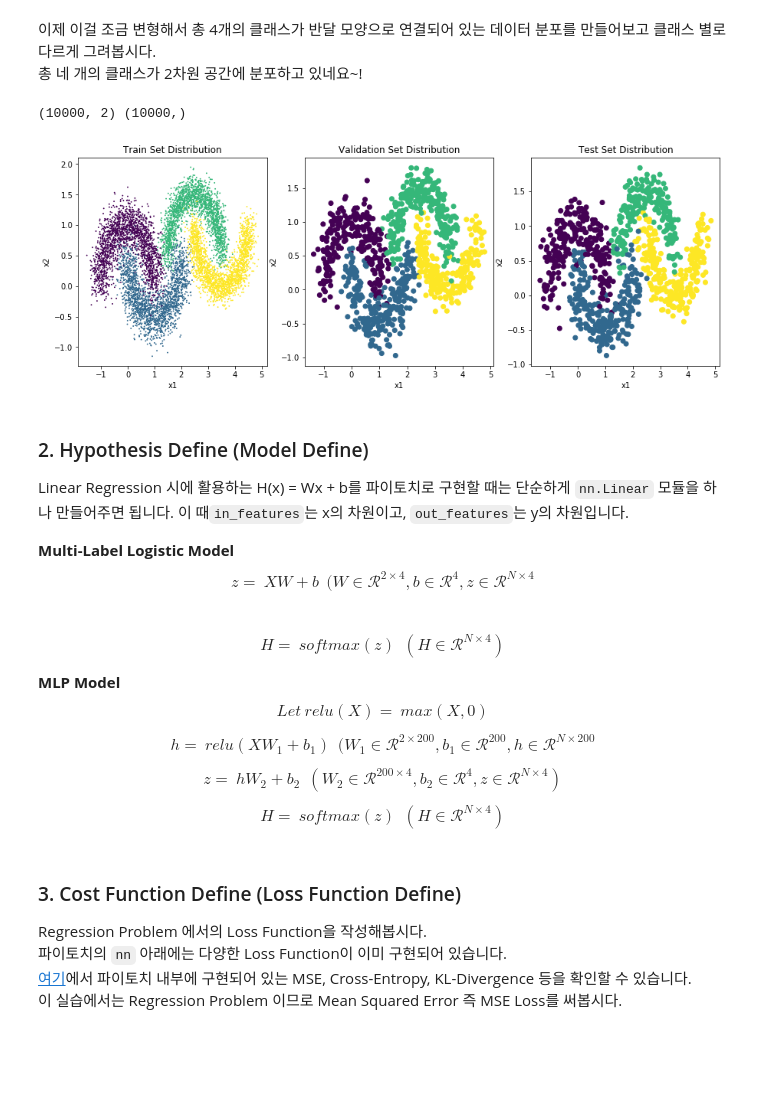
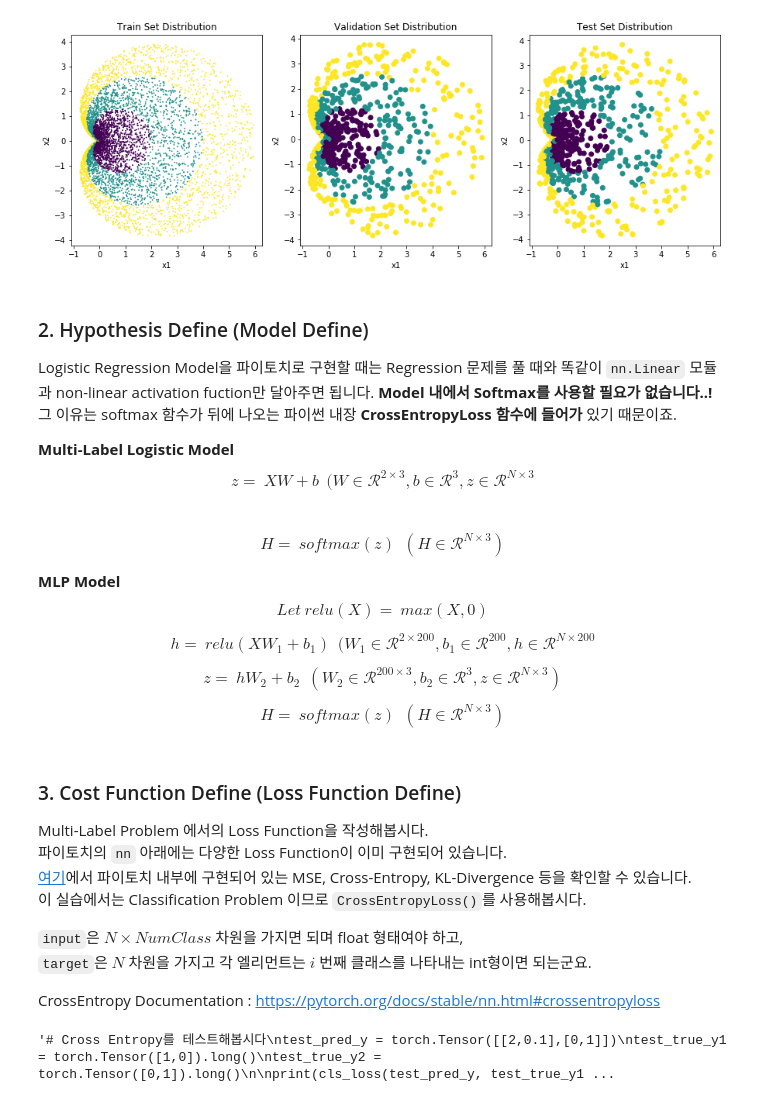
Before and after one commit to heartcored98/Standalone-DeepLearning, a Jupyter notebook: Lec2/Lab3_pytorch_classification_demo.ipynb, the cells around one changed output. Saved outputs shown, nothing was run; the diff lists cells and outputs as text; code cells hidden in the pictures; blank space fills up the shorter version.

```diff
--- a/Lec2/Lab3_pytorch_classification_demo.ipynb
+++ b/Lec2/Lab3_pytorch_classification_demo.ipynb
@@ -50,63 +34,51 @@ plt.scatter(Xmoon[:, 0], Xmoon[:, 1]);
-# %% [markdown]
-이제 이걸 조금 변형해서 총 4개의 클래스가 반달 모양으로 연결되어 있는 데이터 분포를 만들어보고 클래스 별로 다르게 그려봅시다.
-총 네 개의 클래스가 2차원 공간에 분포하고 있네요~!
 # %%
 # ====== Generating Dataset ====== #
-Xmoon1, ymoon1 = make_moons(5000, noise=0.2, random_state=2)
-Xmoon2, ymoon2 = make_moons(5000, noise=0.15, random_state=0)
-Xmoon2 = Xmoon2 + np.array([2.5, 0.5])
-ymoon2 = ymoon2 + 2
-
-X = np.concatenate((Xmoon1, Xmoon2))
-y = np.concatenate((ymoon1, ymoon2))
-y = y.reshape(-1, 1)
-dataset = np.concatenate((X, y), axis=1)
-np.random.shuffle(dataset)
-X = dataset[:, :2]
-y = dataset[:, 2]
-
+r = np.random.rand(10000)*3
+theta = np.random.rand(10000)*2*np.pi
+y = r.astype(int)
+r = r * (np.cos(theta) + 1)
+x1 = r * np.cos(theta)
+x2 = r * np.sin(theta)
+X = np.array([x1, x2]).T
 
 # ====== Split Dataset into Train, Validation, Test ======#
 train_X, train_y = X[:8000, :], y[:8000]
 val_X, val_y = X[8000:9000, :], y[8000:9000]
 test_X, test_y = X[9000:, :], y[9000:]
-print(X.shape, y.shape)
 
 # ====== Visualize Each Dataset ====== #
 fig = plt.figure(figsize=(15,5))
 ax1 = fig.add_subplot(1, 3, 1)
 ax1.scatter(train_X[:, 0], train_X[:, 1], c=train_y, s=0.7)
 ax1.set_xlabel('x1')
 ax1.set_ylabel('x2')
 ax1.set_title('Train Set Distribution')
 
 
 ax2 = fig.add_subplot(1, 3, 2)
 ax2.scatter(val_X[:, 0], val_X[:, 1], c=val_y)
 ax2.set_xlabel('x1')
 ax2.set_ylabel('x2')
 ax2.set_title('Validation Set Distribution')
 
 ax3 = fig.add_subplot(1, 3, 3)
 ax3.scatter(test_X[:, 0], test_X[:, 1], c=test_y)
 ax3.set_xlabel('x1')
 ax3.set_ylabel('x2')
 ax3.set_title('Test Set Distribution')
 
 plt.show()
 # %% [output]
-(10000, 2) (10000,)
-[figure, old version]
+[figure, new version]
 # %% [markdown]
 ### 2. Hypothesis Define (Model Define)
 
-Linear Regression 시에 활용하는 H(x) = Wx + b를 파이토치로 구현할 때는 단순하게 `nn.Linear` 모듈을 하나 만들어주면 됩니다. 이 때`in_features`는 x의 차원이고, `out_features`는 y의 차원입니다.
-
+Logistic Regression Model을 파이토치로 구현할 때는 Regression 문제를 풀 때와 똑같이 `nn.Linear` 모듈과 non-linear activation fuction만 달아주면 됩니다. **Model 내에서 Softmax를 사용할 필요가 없습니다..!** 그 이유는 softmax 함수가 뒤에 나오는 파이썬 내장 **CrossEntropyLoss 함수에 들어가** 있기 때문이죠.
 
 
 **Multi-Label Logistic Model**
-$$z = \ XW + b \ \ ( W \in \mathcal{R}^{2 \times 4}, b \in \mathcal{R}^{4}, z \in \mathcal{R}^{N \times 4}$$
-$$H = \ softmax(z) \ \ (  H \in \mathcal{R}^{N \times 4})$$
+$$z = \ XW + b \ \ ( W \in \mathcal{R}^{2 \times 3}, b \in \mathcal{R}^{3}, z \in \mathcal{R}^{N \times 3}$$
+$$H = \ softmax(z) \ \ (  H \in \mathcal{R}^{N \times 3})$$
 
 
 **MLP Model**
@@ -114,9 +86,9 @@ $$Let \ relu(X) = \ max(X, 0)$$
 
 $$h = \ relu(X W_1 + b_1) \ \  ( W_1 \in \mathcal{R}^{2 \times 200}, b_1 \in \mathcal{R}^{200}, h \in \mathcal{R}^{N \times 200}$$
 
-$$z = \ h W_2 + b_2  \ \  ( W_2 \in \mathcal{R}^{200 \times 4}, b_2 \in \mathcal{R}^{4}, z \in \mathcal{R}^{N  \times 4})$$
+$$z = \ h W_2 + b_2  \ \  ( W_2 \in \mathcal{R}^{200 \times 3}, b_2 \in \mathcal{R}^{3}, z \in \mathcal{R}^{N  \times 3})$$
 
-$$H = \ softmax(z) \ \ ( H \in \mathcal{R}^{N \times 4})$$
+$$H = \ softmax(z) \ \ ( H \in \mathcal{R}^{N \times 3})$$
 # %%
 import torch
 import torch.nn as nn
@@ -148,15 +121,25 @@ class MLPModel(nn.Module):
 # %% [markdown]
 ### 3. Cost Function Define (Loss Function Define)
 
-Regression Problem 에서의 Loss Function을 작성해봅시다.
+Multi-Label Problem 에서의 Loss Function을 작성해봅시다.
 파이토치의 `nn` 아래에는 다양한 Loss Function이 이미 구현되어 있습니다.
 [여기](https://pytorch.org/docs/stable/_modules/torch/nn/modules/loss.html)에서 파이토치 내부에 구현되어 있는 MSE, Cross-Entropy, KL-Divergence 등을 확인할 수 있습니다.
-이 실습에서는 Regression Problem 이므로 Mean Squared Error 즉 MSE Loss를 써봅시다.
+이 실습에서는 Classification Problem 이므로 `CrossEntropyLoss()`를 사용해봅시다.
+
+`input`은 $ N \times Num Class $ 차원을 가지면 되며 float 형태여야 하고,
+`target`은 $ N $ 차원을 가지고 각 엘리먼트는 $ i $ 번째 클래스를 나타내는 int형이면 되는군요.
+
+CrossEntropy Documentation : https://pytorch.org/docs/stable/nn.html#crossentropyloss
 # %%
-reg_loss = nn.MSELoss()
+cls_loss = nn.CrossEntropyLoss()
 
-test_pred_y = torch.Tensor([0,0,0,0])
-test_true_y = torch.Tensor([0,1,0,1])
+"""# Cross Entropy를 테스트해봅시다
+test_pred_y = torch.Tensor([[2,0.1],[0,1]])
+test_true_y1 = torch.Tensor([1,0]).long()
+test_true_y2 = torch.Tensor([0,1]).long()
 
-print(reg_loss(test_pred_y, test_true_y))
-print(reg_loss(test_true_y, test_true_y))
+print(cls_loss(test_pred_y, test_true_y1))
+print(cls_loss(test_pred_y, test_true_y2))
+"""
+# %% [output]
+'# Cross Entropy를 테스트해봅시다\ntest_pred_y = torch.Tensor([[2,0.1],[0,1]])\ntest_true_y1 = torch.Tensor([1,0]).long()\ntest_true_y2 = torch.Tensor([0,1]).long()\n\nprint(cls_loss(test_pred_y, test_true_y1 ...
```
Also changed, not shown: parts of 12 cells of this notebook.
